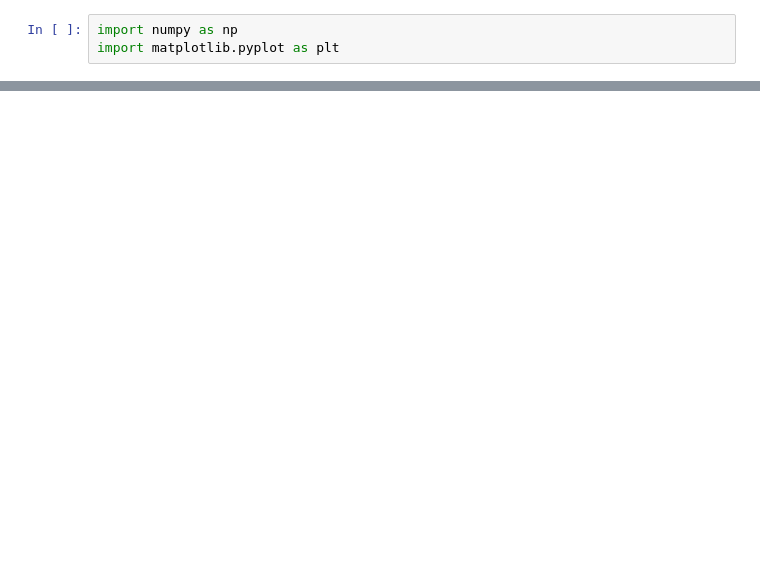
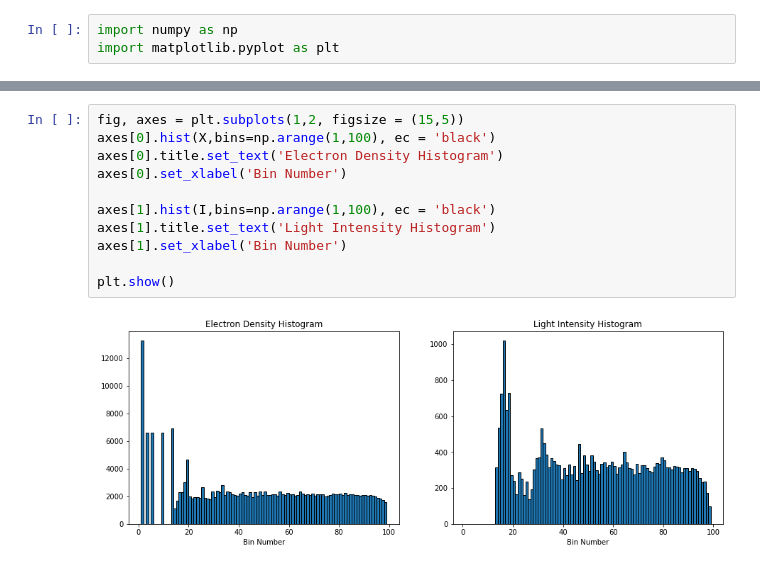
Before and after one commit to sagnik3141/EE2703, a Jupyter notebook: Assignment 6/Assignment_6.ipynb, the cells around one changed output, grey strips where cells are left out. Saved outputs shown, nothing was run; the diff lists cells and outputs as text; blank space fills up the shorter version.

```diff
--- a/Assignment 6/Assignment_6.ipynb
+++ b/Assignment 6/Assignment_6.ipynb
@@ -57,0 +75,13 @@ plt.show()
+# %%
+fig, axes = plt.subplots(1,2, figsize = (15,5))
+axes[0].hist(X,bins=np.arange(1,100), ec = 'black')
+axes[0].title.set_text('Electron Density Histogram')
+axes[0].set_xlabel('Bin Number')
+
+axes[1].hist(I,bins=np.arange(1,100), ec = 'black')
+axes[1].title.set_text('Light Intensity Histogram')
+axes[1].set_xlabel('Bin Number')
+
+plt.show()
+# %% [output]
+[figure, added]
```
Also changed, not shown: parts of 6 cells of this notebook.
